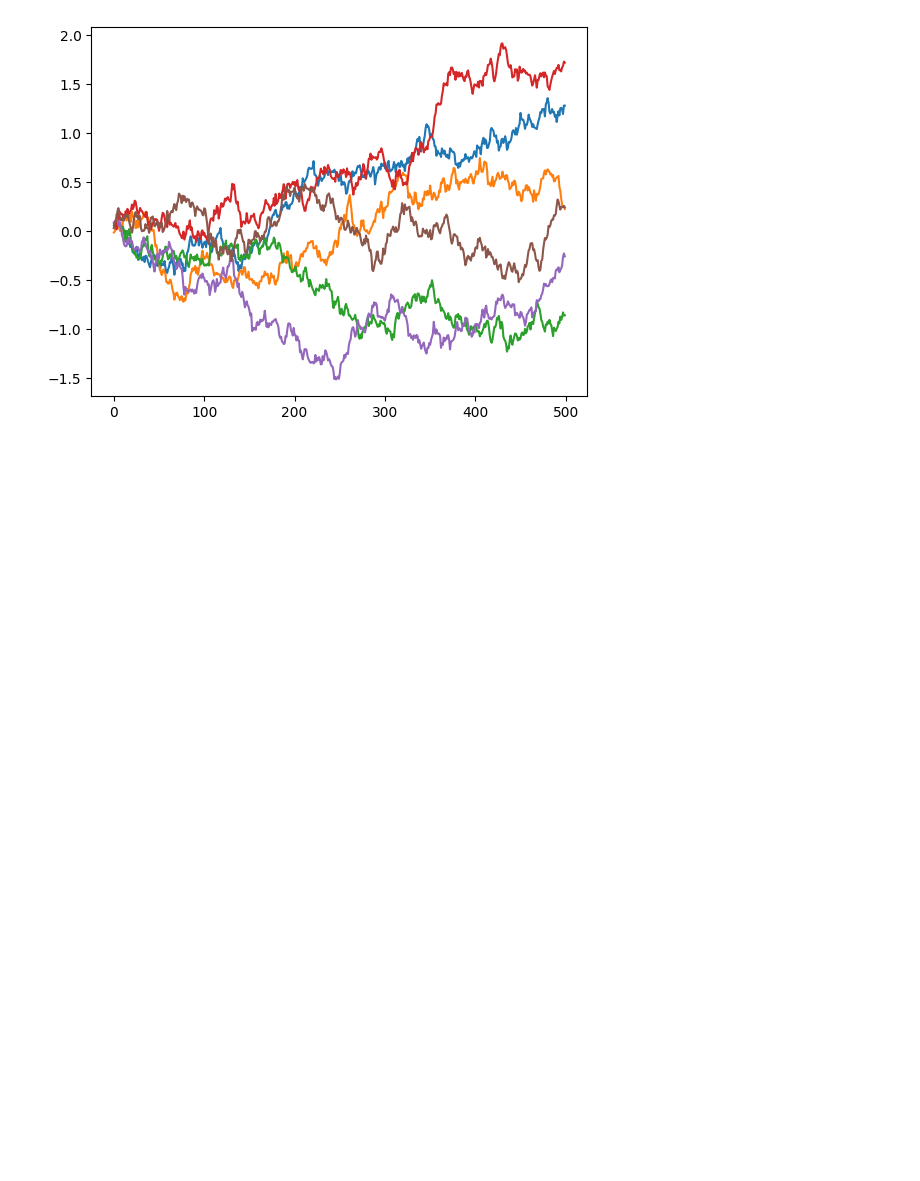
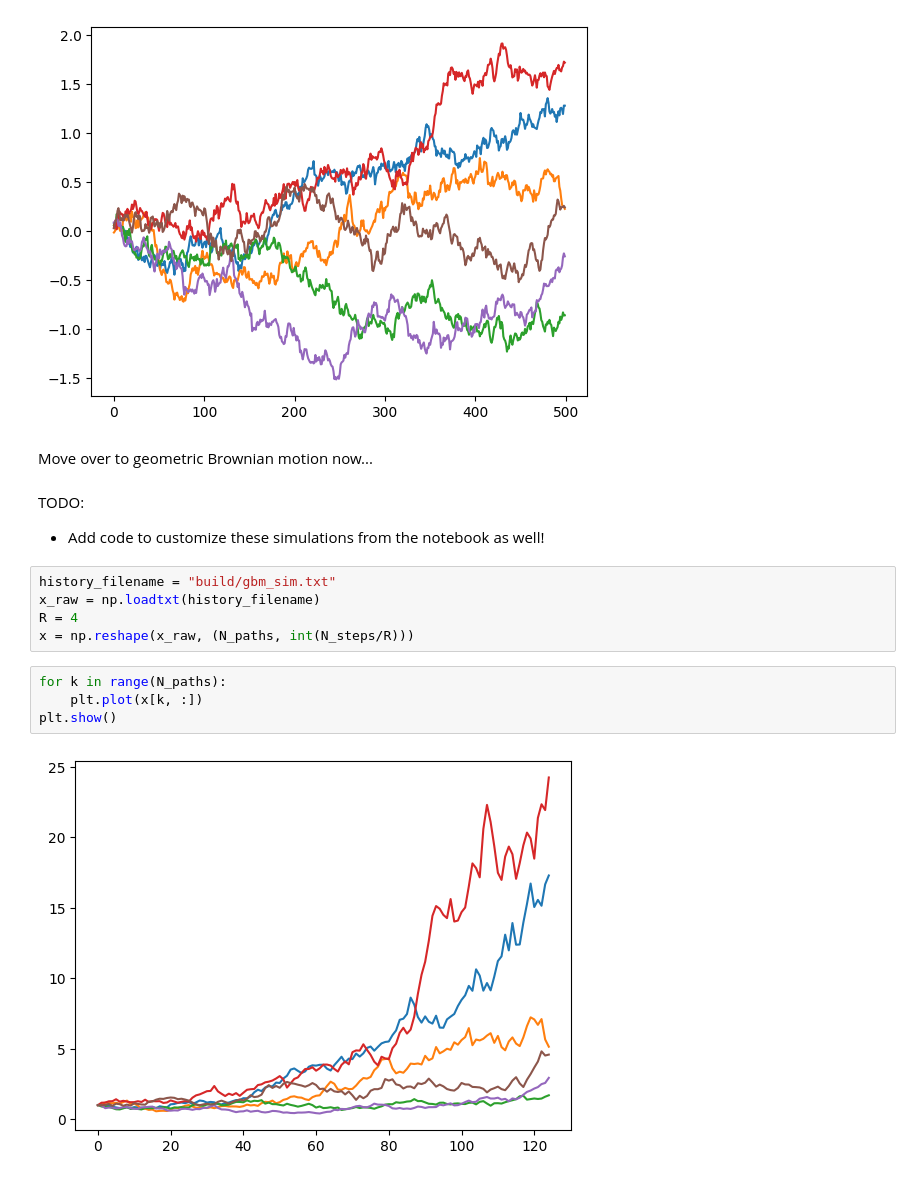
Before and after one commit to ageorgemorgan/teaching, a Jupyter notebook: fortran_sdes/wiener_process_demo.ipynb, the cells around one changed output. Saved outputs shown, nothing was run; the diff lists cells and outputs as text; blank space fills up the shorter version.

```diff
--- a/fortran_sdes/wiener_process_demo.ipynb
+++ b/fortran_sdes/wiener_process_demo.ipynb
@@ -46,3 +47,19 @@ for k in range(N_paths):
 plt.show()
 # %% [output]
 [figure]
+# %% [markdown]
+Move over to geometric Brownian motion now...
+# %% [markdown]
+TODO:
+- Add code to customize these simulations from the notebook as well!
+# %%
+history_filename = "build/gbm_sim.txt"
+x_raw = np.loadtxt(history_filename)
+R = 4
+x = np.reshape(x_raw, (N_paths, int(N_steps/R)))
+# %%
+for k in range(N_paths):
+    plt.plot(x[k, :])
+plt.show()
+# %% [output]
+[figure, added]
```
Also changed, not shown: parts of 3 cells of this notebook, 3 other files.
